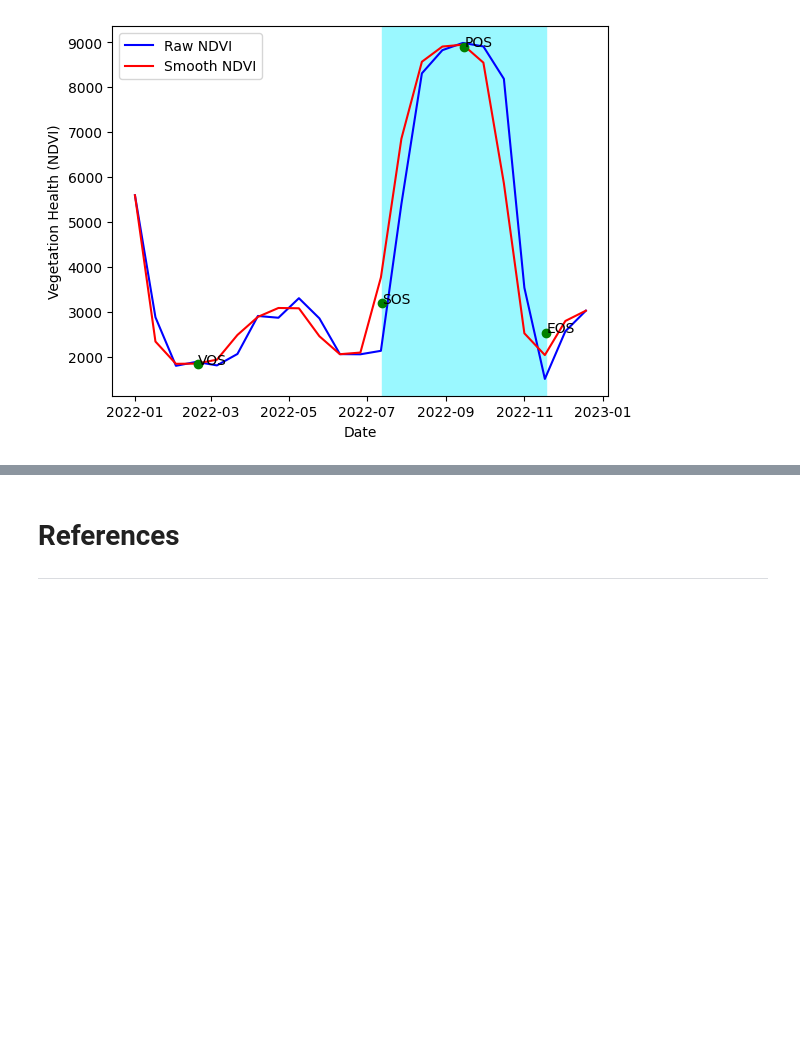
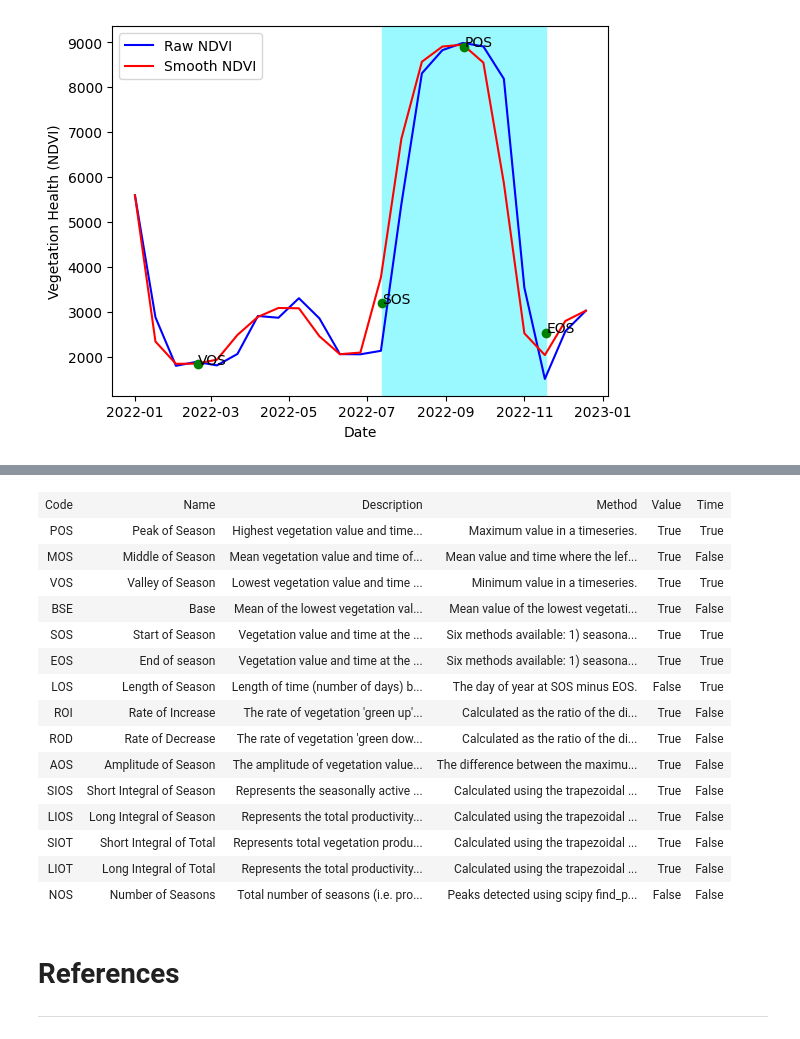
Before and after one commit to brazil-data-cube/wcpms.py, a Jupyter notebook: notebooks/wcpms-introduction.ipynb, the cells around one changed output, grey strips where cells are left out. Drawn from its saved outputs; the diff is of its cells as text; code cells hidden in the pictures; blank space fills up the shorter version.

Commit message:
wip wcpms.py html render

```diff
--- a/notebooks/wcpms-introduction.ipynb
+++ b/notebooks/wcpms-introduction.ipynb
@@ -80,6 +98,6 @@ from wcpms import *
 # %% [markdown]
 After that, you should add the `wcpms` service url:
 # %%
-wcpms_url = 'http://data.inpe.br/bdc/wcpms'
+wcpms_url = 'http://127.0.0.1:5000/' #'http://data.inpe.br/bdc/wcpms'
 # %% [markdown]
 The above cell will create an string named `service` that will save the wcpms url for future use.
@@ -174,3 +210,26 @@ plot_phenometrics(datacube, pm)
+# %%
+description = get_description(
+    url = wcpms_url
+)
+
+description
+# %% [output]
+| Code | Name | Description | Method | Value | Time |
+| POS | Peak of Season | Highest vegetation value and time... | Maximum value in a timeseries. | True | True |
+| MOS | Middle of Season | Mean vegetation value and time of... | Mean value and time where the lef... | True | False |
+| VOS | Valley of Season | Lowest vegetation value and time ... | Minimum value in a timeseries. | True | True |
+| BSE | Base | Mean of the lowest vegetation val... | Mean value of the lowest vegetati... | True | False |
+| SOS | Start of Season | Vegetation value and time at the ... | Six methods available: 1) seasona... | True | True |
+| EOS | End of season | Vegetation value and time at the ... | Six methods available: 1) seasona... | True | True |
+| LOS | Length of Season | Length of time (number of days) b... | The day of year at SOS minus EOS. | False | True |
+| ROI | Rate of Increase | The rate of vegetation 'green up'... | Calculated as the ratio of the di... | True | False |
+| ROD | Rate of Decrease | The rate of vegetation 'green dow... | Calculated as the ratio of the di... | True | False |
+| AOS | Amplitude of Season | The amplitude of vegetation value... | The difference between the maximu... | True | False |
+| SIOS | Short Integral of Season | Represents the seasonally active ... | Calculated using the trapezoidal ... | True | False |
+| LIOS | Long Integral of Season | Represents the total productivity... | Calculated using the trapezoidal ... | True | False |
+| SIOT | Short Integral of Total | Represents total vegetation produ... | Calculated using the trapezoidal ... | True | False |
+| LIOT | Long Integral of Total | Represents the total productivity... | Calculated using the trapezoidal ... | True | False |
+| NOS | Number of Seasons | Total number of seasons (i.e. pro... | Peaks detected using scipy find_p... | False | False |
 # %% [markdown]
 # References
 <hr style="border:1px solid #0077b9;">
```
Also changed, not shown: parts of 5 cells of this notebook, 3 other files.
